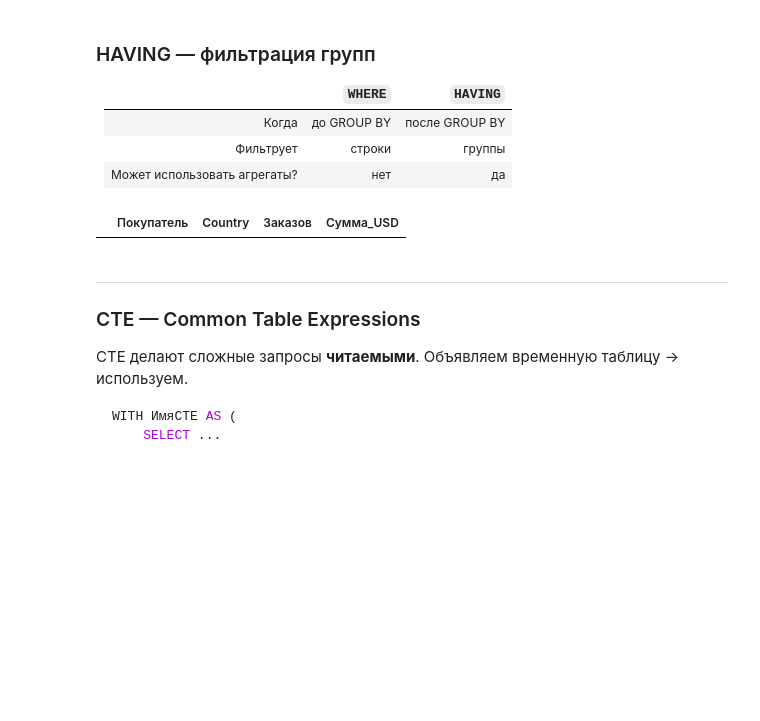
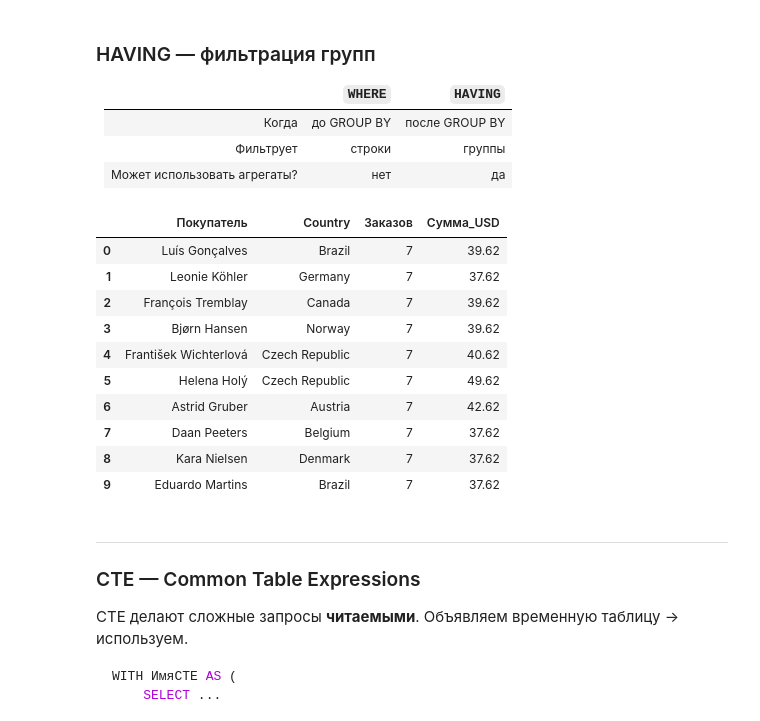
Before and after one commit to Duhast163rus/Ai, a Jupyter notebook: practice_git_python_sql.ipynb, the cells around one changed output. Drawn from its saved outputs; the diff is of its cells as text; code cells hidden in the pictures; blank space fills up the shorter version.

```diff
--- a/practice_git_python_sql.ipynb
+++ b/practice_git_python_sql.ipynb
@@ -806,18 +856,29 @@ LIMIT 10
 # %%
 # DEMO ── HAVING: покупатели с более чем 7 заказами ──────────────────────────
 sql("""
 SELECT c.FirstName || ' ' || c.LastName AS Покупатель,
        c.Country,
        COUNT(i.InvoiceId)          AS Заказов,
        ROUND(SUM(i.Total), 2)      AS Сумма_USD
 FROM Customer c
 JOIN Invoice i ON c.CustomerId = i.CustomerId
 GROUP BY c.CustomerId
-HAVING COUNT(i.InvoiceId) > 7
+HAVING COUNT(i.InvoiceId) > 6
 ORDER BY Заказов DESC
+limit 10
 """)
 # %% [output]
 |  | Покупатель | Country | Заказов | Сумма_USD |
+| 0 | Luís Gonçalves | Brazil | 7 | 39.62 |
+| 1 | Leonie Köhler | Germany | 7 | 37.62 |
+| 2 | François Tremblay | Canada | 7 | 39.62 |
+| 3 | Bjørn Hansen | Norway | 7 | 39.62 |
+| 4 | František Wichterlová | Czech Republic | 7 | 40.62 |
+| 5 | Helena Holý | Czech Republic | 7 | 49.62 |
+| 6 | Astrid Gruber | Austria | 7 | 42.62 |
+| 7 | Daan Peeters | Belgium | 7 | 37.62 |
+| 8 | Kara Nielsen | Denmark | 7 | 37.62 |
+| 9 | Eduardo Martins | Brazil | 7 | 37.62 |
 # %% [markdown]
 ---
 <a id="cte"></a>
```
Also changed, not shown: parts of 5 cells of this notebook.
